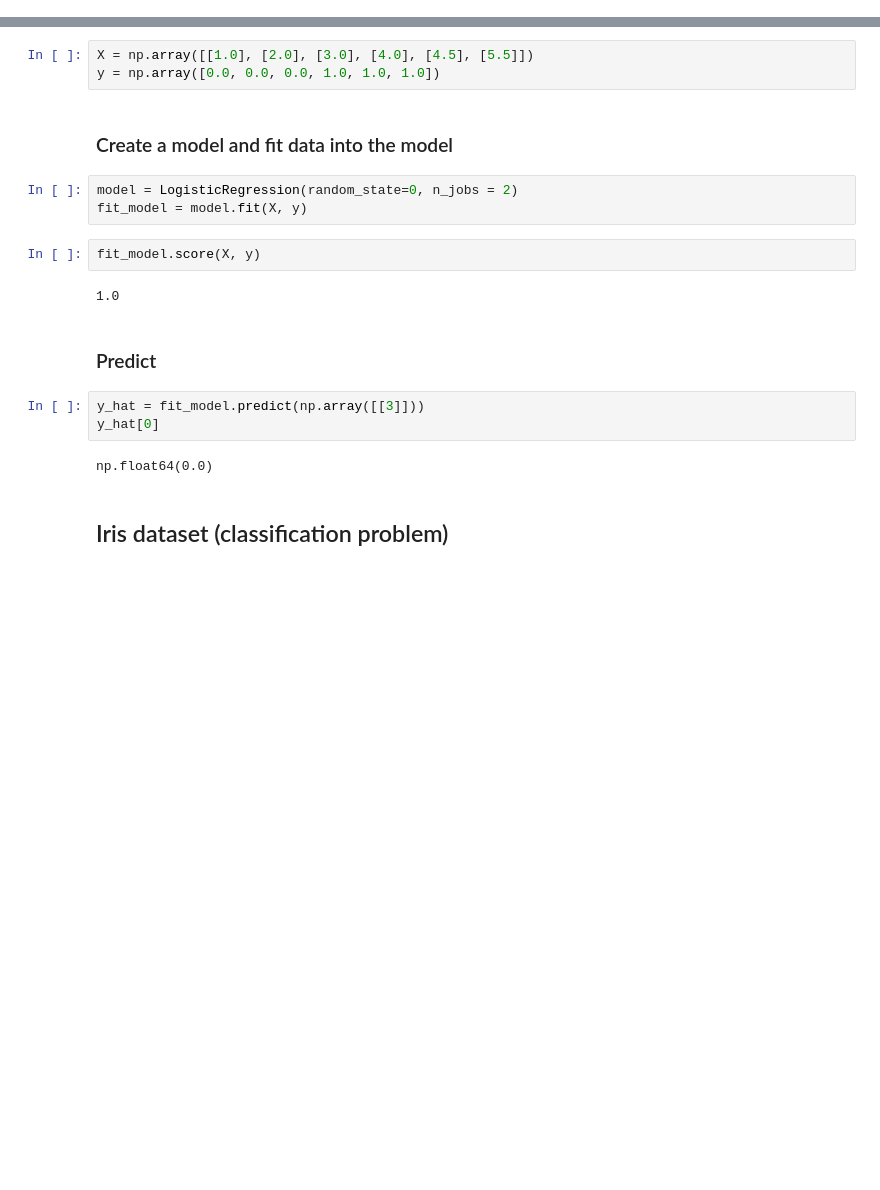
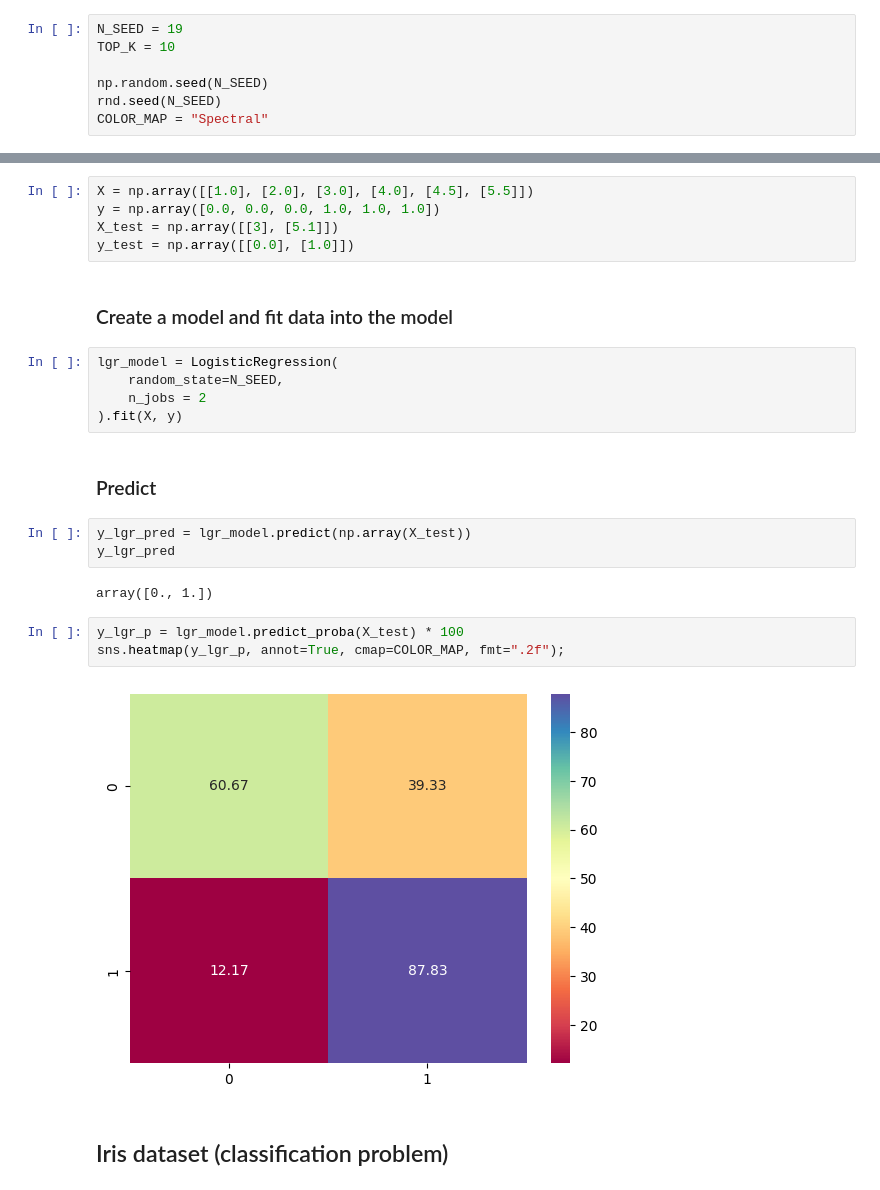
Before and after one commit to thaiduongngo/sunrise-notebooks, a Jupyter notebook: notebooks/ml_logistic_regression.ipynb, the cells around one changed output, grey strips where cells are left out. Drawn from its saved outputs; the diff is of its cells as text; blank space fills up the shorter version.

Commit message:
Update with more test cases.

```diff
--- a/notebooks/ml_logistic_regression.ipynb
+++ b/notebooks/ml_logistic_regression.ipynb
@@ -7,24 +13,36 @@ import numpy as np
+# %%
+N_SEED = 19
+TOP_K = 10
+
+np.random.seed(N_SEED)
+rnd.seed(N_SEED)
+COLOR_MAP = "Spectral"
 # %% [markdown]
 ## Self-created dataset
 # %%
 X = np.array([[1.0], [2.0], [3.0], [4.0], [4.5], [5.5]])
 y = np.array([0.0, 0.0, 0.0, 1.0, 1.0, 1.0])
+X_test = np.array([[3], [5.1]])
+y_test = np.array([[0.0], [1.0]])
 # %% [markdown]
 ### Create a model and fit data into the model
 # %%
-model = LogisticRegression(random_state=0, n_jobs = 2)
-fit_model = model.fit(X, y)
+lgr_model = LogisticRegression(
+    random_state=N_SEED,
+    n_jobs = 2
+).fit(X, y)
-# %%
-fit_model.score(X, y)
-# %% [output]
-1.0
 # %% [markdown]
 ### Predict
-# %%
-y_hat = fit_model.predict(np.array([[3]]))
-y_hat[0]
-# %% [output]
-np.float64(0.0)
+# %%
+y_lgr_pred = lgr_model.predict(np.array(X_test))
+y_lgr_pred
+# %% [output]
+array([0., 1.])
+# %%
+y_lgr_p = lgr_model.predict_proba(X_test) * 100
+sns.heatmap(y_lgr_p, annot=True, cmap=COLOR_MAP, fmt=".2f");
+# %% [output]
+[figure, added]
 # %% [markdown]
 ## Iris dataset (classification problem)
 # %%
```
Also changed, not shown: parts of 10 cells of this notebook, 2 other files.
